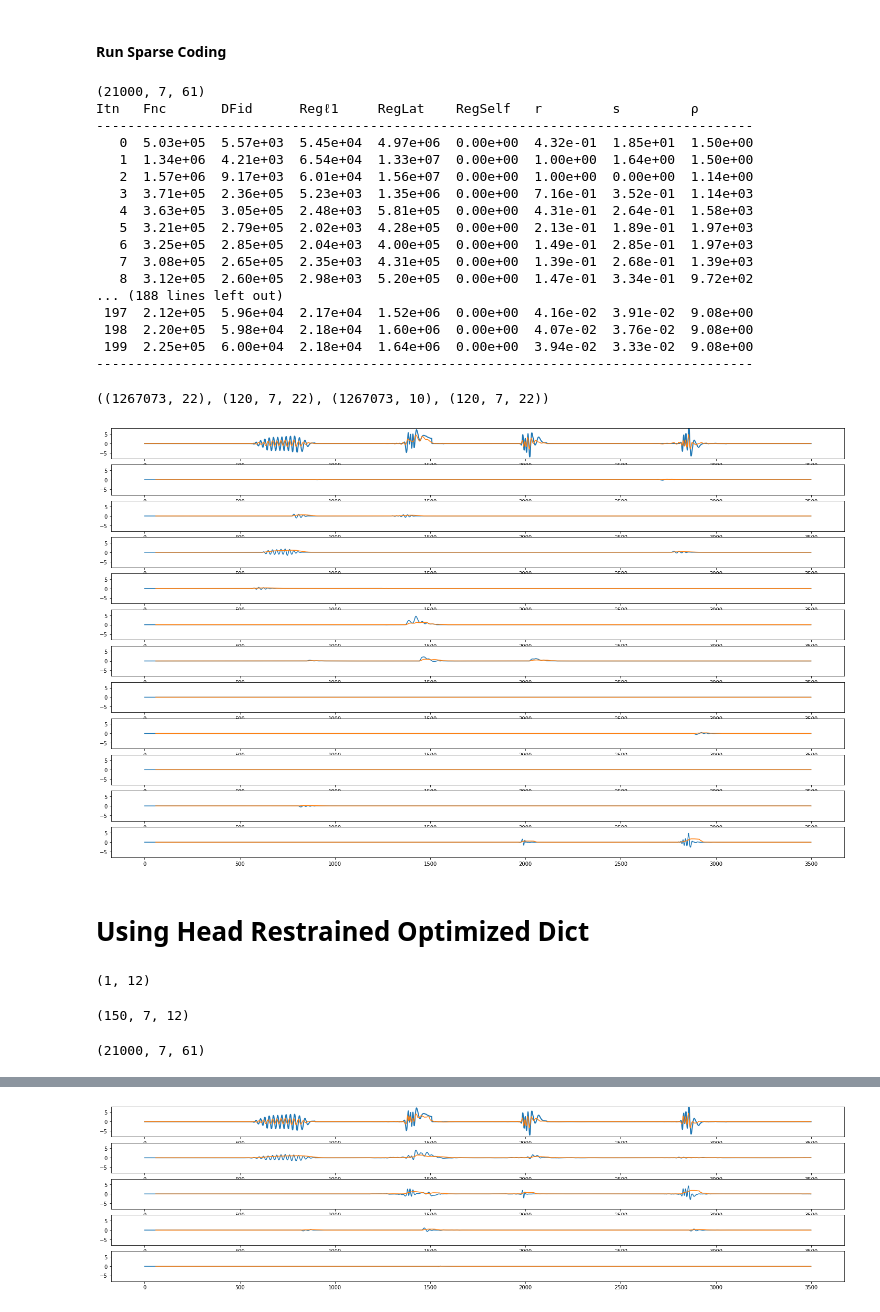
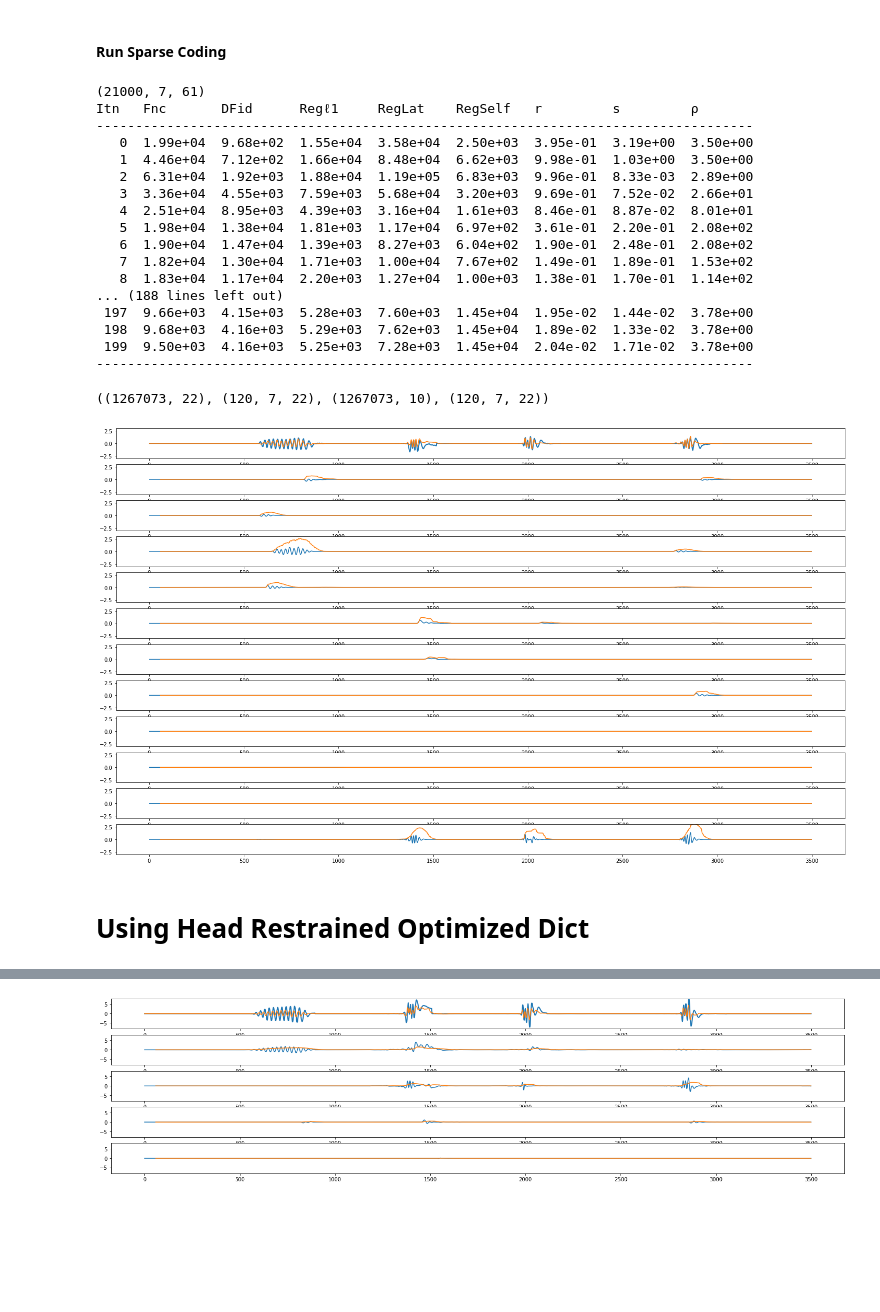
Before and after one commit to orger-lab/megabouts, a Jupyter notebook: megabouts/head_restrained/HeadRestrained_SparseCode.ipynb, the cells around one changed output, grey strips where cells are left out. Drawn from its saved outputs; the diff is of its cells as text; code cells hidden in the pictures; blank space fills up the shorter version.

```diff
--- a/megabouts/head_restrained/HeadRestrained_SparseCode.ipynb
+++ b/megabouts/head_restrained/HeadRestrained_SparseCode.ipynb
@@ -132,7 +129,7 @@ z = np.zeros((T_trial,N_atoms,1))
 
 opt = cbpdnin.ConvBPDNInhib.Options({'Verbose': True, 'MaxMainIter': 200,
                                         'RelStopTol': 5e-3, 'AuxVarObj': False,'HighMemSolve': True})
-b = cbpdnin.ConvBPDNInhib(Dict[:,:,:],tail_angle_batch,lmbda =0.01, Wg=Wg,gamma=0.,mu=0.05,Whn=60,win_args='box', opt=opt, dimK=1, dimN=1)
+b = cbpdnin.ConvBPDNInhib(Dict[:,:,:],tail_angle_batch,lmbda =0.05, Wg=Wg,gamma=0.1,mu=0.5,Whn=60,win_args='box', opt=opt, dimK=1, dimN=1)
 z = b.solve().squeeze()
 tail_hat = b.reconstruct().squeeze()
 
@@ -170,7 +181,7 @@ G = gridspec.GridSpec(12,1)
 ax = plt.subplot(G[0])
 ax.plot(tail_angle_detrend[IdSt:IdSt+Duration,-1],lw=2)
 ax.plot(tail_angle_hat_[IdSt:IdSt+Duration,-1])
-ax.set_ylim(-8,8)
+ax.set_ylim(-3,3)
 
 for i in range(decomposition.shape[1]):
     ax = plt.subplot(G[i+1])
@@ -179,8 +190,8 @@ for i in range(decomposition.shape[1]):
     ts = pd.Series(tmp)
     # calculate a 60 day rolling mean and plot
     energy = ts.rolling(window=60).std()
-    ax.plot(energy.values)
-    ax.set_ylim(-8,8)
+    ax.plot(5*energy.values)
+    ax.set_ylim(-3,3)
     #ax.set_xticks([])
 plt.show()
 # %% [output]
@@ -192,6 +203,7 @@ f = np.load('Dict_MarquesClusters.npz')
 Dict = f['Dict']
 NameCat = f['NameCat']
 Wg = f['Wg']
+Wg = np.ones((1,22))
 # %%
 Dict.shape
 # %% [output]
@@ -211,7 +223,7 @@ z = np.zeros((T_trial,N_atoms,1))
 
 opt = cbpdnin.ConvBPDNInhib.Options({'Verbose': True, 'MaxMainIter': 200,
                                         'RelStopTol': 5e-3, 'AuxVarObj': False,'HighMemSolve': True})
-b = cbpdnin.ConvBPDNInhib(Dict[:,:,:],tail_angle_batch,lmbda =0.01, Wg=Wg,gamma=0.,mu=0.1,Whn=60,win_args='box', opt=opt, dimK=1, dimN=1)
+b = cbpdnin.ConvBPDNInhib(Dict[:,:,:],tail_angle_batch,lmbda =0.05, Wg=Wg,gamma=0.1,mu=0.5,Whn=60,win_args='box', opt=opt, dimK=1, dimN=1)
 z = b.solve().squeeze()
 tail_hat = b.reconstruct().squeeze()
 
@@ -229,19 +241,19 @@ tail_angle_hat_ = tail_angle_hat_[:tail_angle_detrend.shape[0],:]
 (21000, 7, 61)
 Itn   Fnc       DFid      Regℓ1     RegLat    RegSelf   r         s         ρ
 ------------------------------------------------------------------------------------
-   0  5.03e+05  5.57e+03  5.45e+04  4.97e+06  0.00e+00  4.32e-01  1.85e+01  1.50e+00
-   1  1.34e+06  4.21e+03  6.54e+04  1.33e+07  0.00e+00  1.00e+00  1.64e+00  1.50e+00
-   2  1.57e+06  9.17e+03  6.01e+04  1.56e+07  0.00e+00  1.00e+00  0.00e+00  1.14e+00
-   3  3.71e+05  2.36e+05  5.23e+03  1.35e+06  0.00e+00  7.16e-01  3.52e-01  1.14e+03
-   4  3.63e+05  3.05e+05  2.48e+03  5.81e+05  0.00e+00  4.31e-01  2.64e-01  1.58e+03
-   5  3.21e+05  2.79e+05  2.02e+03  4.28e+05  0.00e+00  2.13e-01  1.89e-01  1.97e+03
-   6  3.25e+05  2.85e+05  2.04e+03  4.00e+05  0.00e+00  1.49e-01  2.85e-01  1.97e+03
-   7  3.08e+05  2.65e+05  2.35e+03  4.31e+05  0.00e+00  1.39e-01  2.68e-01  1.39e+03
-   8  3.12e+05  2.60e+05  2.98e+03  5.20e+05  0.00e+00  1.47e-01  3.34e-01  9.72e+02
+   0  1.99e+04  9.68e+02  1.55e+04  3.58e+04  2.50e+03  3.95e-01  3.19e+00  3.50e+00
+   1  4.46e+04  7.12e+02  1.66e+04  8.48e+04  6.62e+03  9.98e-01  1.03e+00  3.50e+00
+   2  6.31e+04  1.92e+03  1.88e+04  1.19e+05  6.83e+03  9.96e-01  8.33e-03  2.89e+00
+   3  3.36e+04  4.55e+03  7.59e+03  5.68e+04  3.20e+03  9.69e-01  7.52e-02  2.66e+01
+   4  2.51e+04  8.95e+03  4.39e+03  3.16e+04  1.61e+03  8.46e-01  8.87e-02  8.01e+01
+   5  1.98e+04  1.38e+04  1.81e+03  1.17e+04  6.97e+02  3.61e-01  2.20e-01  2.08e+02
+   6  1.90e+04  1.47e+04  1.39e+03  8.27e+03  6.04e+02  1.90e-01  2.48e-01  2.08e+02
+   7  1.82e+04  1.30e+04  1.71e+03  1.00e+04  7.67e+02  1.49e-01  1.89e-01  1.53e+02
+   8  1.83e+04  1.17e+04  2.20e+03  1.27e+04  1.00e+03  1.38e-01  1.70e-01  1.14e+02
 ... (188 lines left out)
- 197  2.12e+05  5.96e+04  2.17e+04  1.52e+06  0.00e+00  4.16e-02  3.91e-02  9.08e+00
- 198  2.20e+05  5.98e+04  2.18e+04  1.60e+06  0.00e+00  4.07e-02  3.76e-02  9.08e+00
- 199  2.25e+05  6.00e+04  2.18e+04  1.64e+06  0.00e+00  3.94e-02  3.33e-02  9.08e+00
+ 197  9.66e+03  4.15e+03  5.28e+03  7.60e+03  1.45e+04  1.95e-02  1.44e-02  3.78e+00
+ 198  9.68e+03  4.16e+03  5.29e+03  7.62e+03  1.45e+04  1.89e-02  1.33e-02  3.78e+00
+ 199  9.50e+03  4.16e+03  5.25e+03  7.28e+03  1.45e+04  2.04e-02  1.71e-02  3.78e+00
 ------------------------------------------------------------------------------------
 # %%
 z.shape,Dict.shape,tail_angle_detrend.shape,Dict.shape
@@ -258,32 +270,32 @@ for i in range(11):
 # %%
 import matplotlib.gridspec as gridspec
 
 Duration = 700*5
 IdSt = 943000#np.random.randint(decomposition.shape[0]-Duration)
 
 
 fig, ax = plt.subplots(facecolor='white',figsize=(25,15))
 
 G = gridspec.GridSpec(12,1)
 
 ax = plt.subplot(G[0])
 ax.plot(tail_angle_detrend[IdSt:IdSt+Duration,-1],lw=2)
 ax.plot(tail_angle_hat_[IdSt:IdSt+Duration,-1])
-ax.set_ylim(-8,8)
+ax.set_ylim(-3,3)
 
 for i in range(decomposition.shape[1]):
     ax = plt.subplot(G[i+1])
     tmp = decomposition[IdSt:IdSt+Duration,i]
     ax.plot(tmp)
     ts = pd.Series(tmp)
     # calculate a 60 day rolling mean and plot
     energy = ts.rolling(window=60).std()
-    ax.plot(energy.values)
-    ax.set_ylim(-8,8)
+    ax.plot(5*energy.values)
+    ax.set_ylim(-3,3)
     #ax.set_xticks([])
 plt.show()
 # %% [output]
-[figure, old version]
+[figure, new version]
 # %% [markdown]
 # Using Head Restrained Optimized Dict
 # %%
@@ -299,15 +319,3 @@ Wg = np.ones((1,N_atoms))
-# %%
-Wg.shape
-# %% [output]
-(1, 12)
-# %%
-Dict.shape
-# %% [output]
-(150, 7, 12)
-# %%
-tail_angle_batch.shape
-# %% [output]
-(21000, 7, 61)
 # %%
 # Batch Dataset:
 tail_angle_batch = batch_tail_angle(tail_angle_detrend[:,:7])
```
Also changed, not shown: parts of 6 cells of this notebook.
